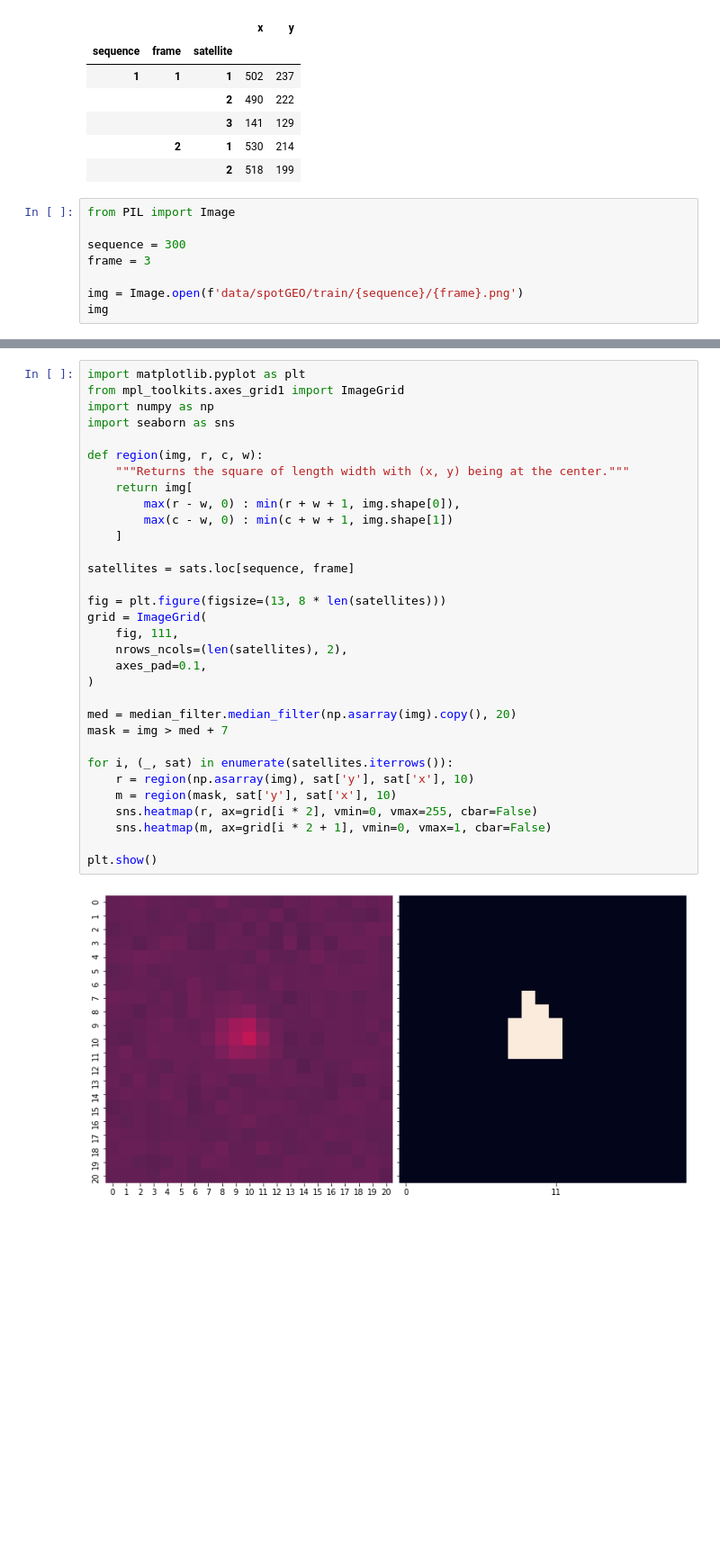
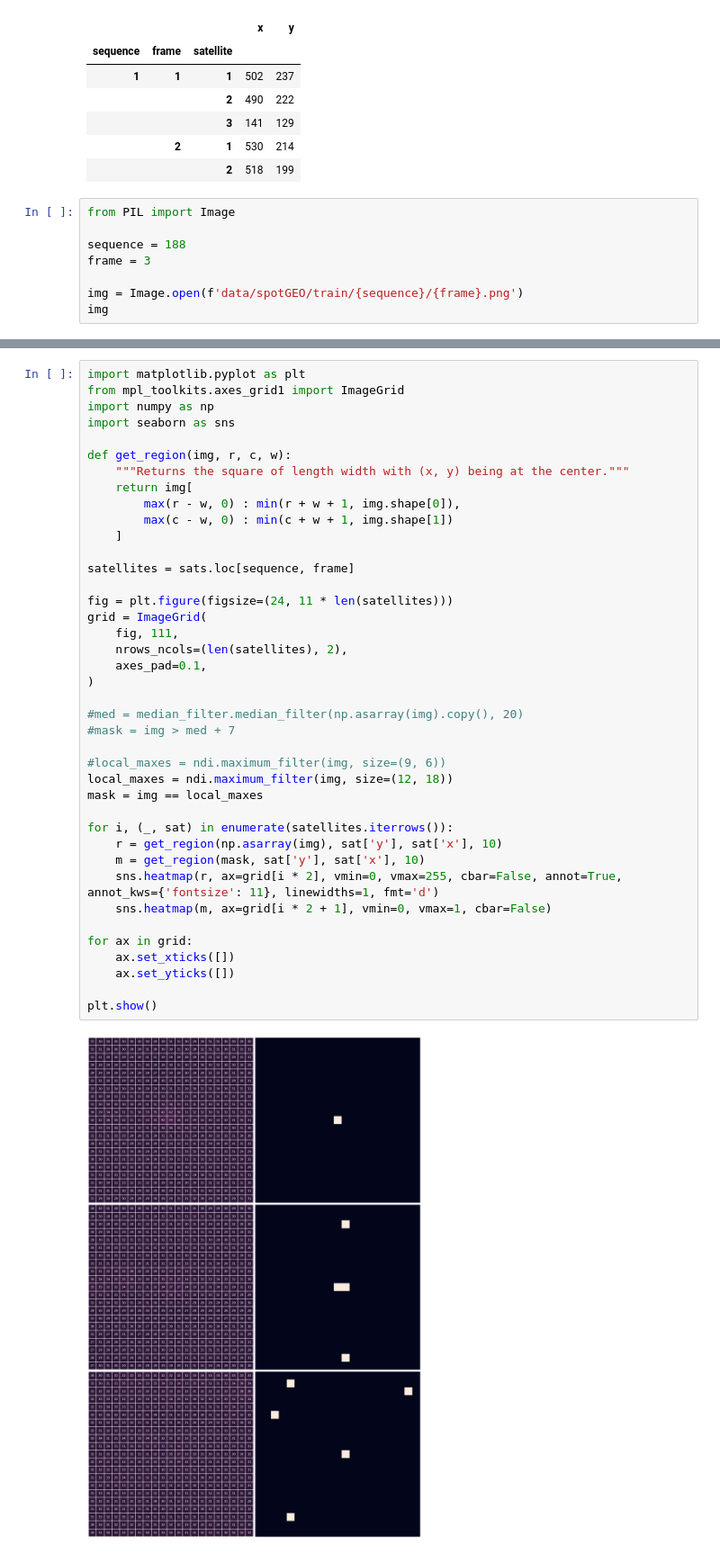
Before and after one commit to MaxHalford/spotgeo-challenge, a Jupyter notebook: Untitled.ipynb, the cells around one changed output, grey strips where cells are left out. Shown: that part at 90% size. Drawn from its saved outputs; the diff is of its cells as text; blank space fills up the shorter version.

```diff
--- a/Untitled.ipynb
+++ b/Untitled.ipynb
@@ -33,7 +34,7 @@ sats.head()
 # %%
 from PIL import Image
 
-sequence = 300
+sequence = 188
 frame = 3
 
 img = Image.open(f'data/spotGEO/train/{sequence}/{frame}.png')
@@ -43,34 +75,42 @@ img
 # %%
 import matplotlib.pyplot as plt
 from mpl_toolkits.axes_grid1 import ImageGrid
 import numpy as np
 import seaborn as sns
 
-def region(img, r, c, w):
+def get_region(img, r, c, w):
     """Returns the square of length width with (x, y) being at the center."""
     return img[
         max(r - w, 0) : min(r + w + 1, img.shape[0]),
         max(c - w, 0) : min(c + w + 1, img.shape[1])
     ]
 
 satellites = sats.loc[sequence, frame]
 
-fig = plt.figure(figsize=(13, 8 * len(satellites)))
+fig = plt.figure(figsize=(24, 11 * len(satellites)))
 grid = ImageGrid(
     fig, 111,
     nrows_ncols=(len(satellites), 2),
     axes_pad=0.1,
 )
 
-med = median_filter.median_filter(np.asarray(img).copy(), 20)
-mask = img > med + 7
+#med = median_filter.median_filter(np.asarray(img).copy(), 20)
+#mask = img > med + 7
+
+#local_maxes = ndi.maximum_filter(img, size=(9, 6))
+local_maxes = ndi.maximum_filter(img, size=(12, 18))
+mask = img == local_maxes
 
 for i, (_, sat) in enumerate(satellites.iterrows()):
-    r = region(np.asarray(img), sat['y'], sat['x'], 10)
-    m = region(mask, sat['y'], sat['x'], 10)
-    sns.heatmap(r, ax=grid[i * 2], vmin=0, vmax=255, cbar=False)
+    r = get_region(np.asarray(img), sat['y'], sat['x'], 10)
+    m = get_region(mask, sat['y'], sat['x'], 10)
+    sns.heatmap(r, ax=grid[i * 2], vmin=0, vmax=255, cbar=False, annot=True, annot_kws={'fontsize': 11}, linewidths=1, fmt='d')
     sns.heatmap(m, ax=grid[i * 2 + 1], vmin=0, vmax=1, cbar=False)
 
+for ax in grid:
+    ax.set_xticks([])
+    ax.set_yticks([])
+
 plt.show()
 # %% [output]
-[figure, old version]
+[figure, new version]
```
Also changed, not shown: parts of 11 cells of this notebook, 5 other files.
